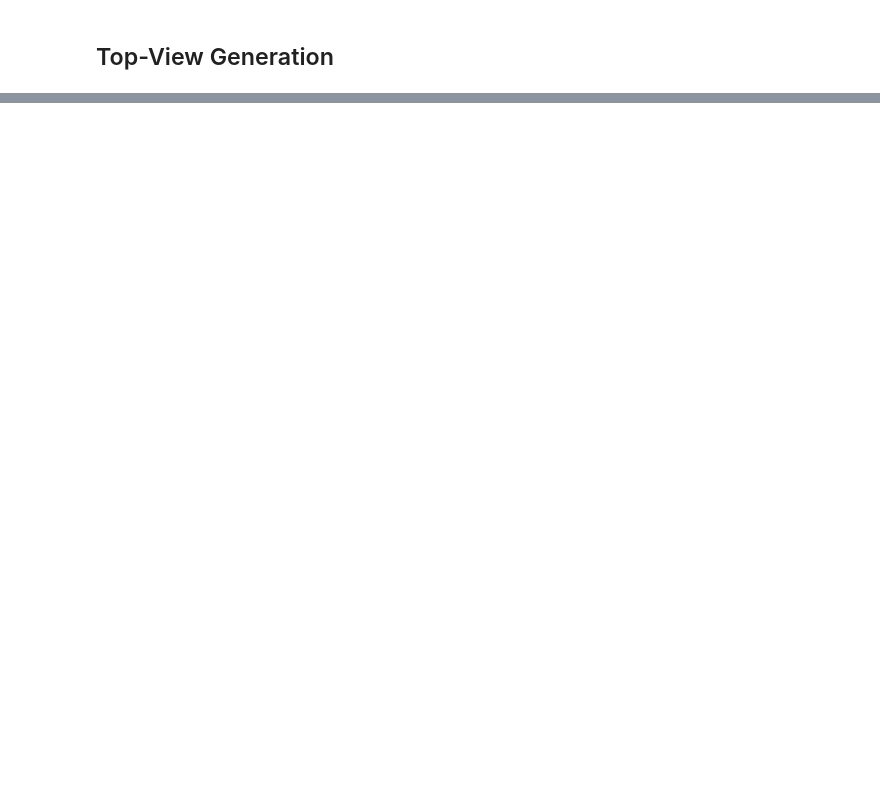
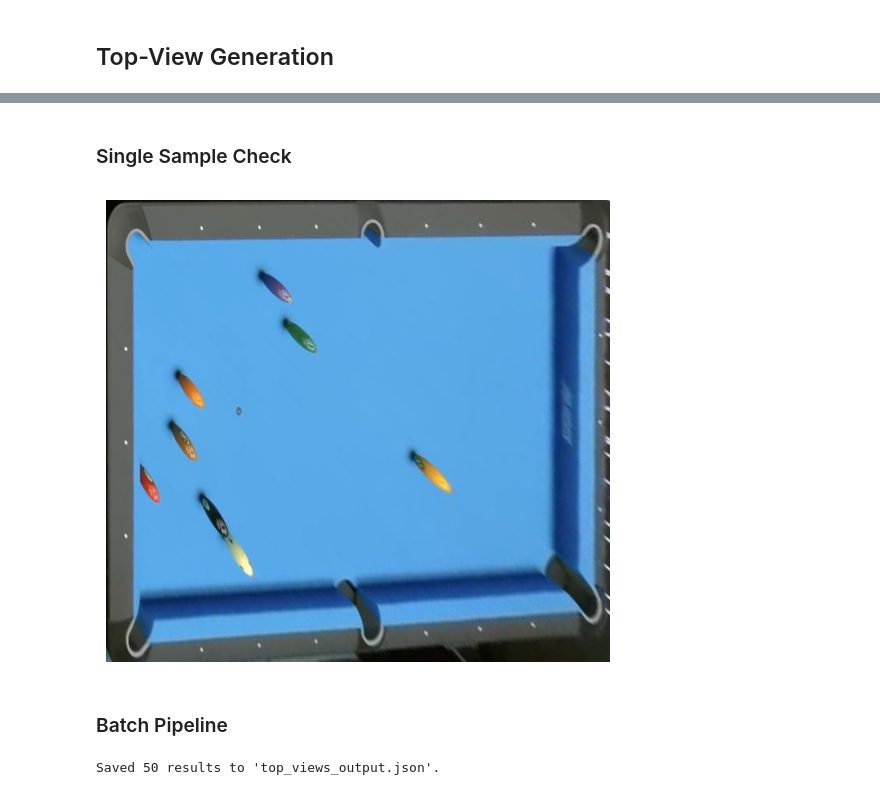
Before and after one commit to RuiCruz16/VC, a Jupyter notebook: Project/task1.ipynb, the cells around one changed output, grey strips where cells are left out. Drawn from its saved outputs; the diff is of its cells as text; code cells hidden in the pictures; blank space fills up the shorter version.

Commit message:
Top-view done

```diff
--- a/Project/task1.ipynb
+++ b/Project/task1.ipynb
@@ -11,6 +11,7 @@ import matplotlib.pyplot as plt
 
 INPUT_FILE = 'example_json/input.json'
 OUTPUT_FILE = 'output.json'
+TOP_VIEW_OUTPUT = 'top_views_output.json'
 TOP_VIEW_DIR = 'top_views'
 
 os.makedirs(TOP_VIEW_DIR, exist_ok=True)
@@ -22,6 +23,7 @@ try:
     image_paths = input_data.get("image_path", [])
     print(f"Successfully loaded {len(image_paths)} image paths from '{INPUT_FILE}'.")
 
+    """
     # Load and display the first image to verify everything is working
     if len(image_paths) > 0:
         first_image_path = 'development_set/22f_png.rf.5f4dedb3e61ea2ced7d183a74035d313.jpg'
@@ -38,6 +40,7 @@ try:
             plt.show()
         else:
             print(f"ERROR: Could not read the image at '{first_image_path}'.")
+    """
 
 except FileNotFoundError:
     print(f"ERROR: The file '{INPUT_FILE}' was not found.")
@@ -587,0 +773,58 @@ Ordered points [TL, TR, BR, BL]:
+# %% [markdown]
+### Single Sample Check
+# %%
+image_path = 'development_set/154_png.rf.9667f3add0f6a1d344745423a5d13882.jpg'
+img = cv2.imread(image_path)
+
+border_top_view = get_top_view_image(img, debug=False)
+
+if border_top_view is not None:
+    plt.figure(figsize=(10, 6))
+    plt.imshow(border_top_view)
+    plt.axis('off')
+    plt.show()
+# %% [output]
+[figure, added]
+# %% [markdown]
+### Batch Pipeline
+# %%
+results = []
+
+for image_path in image_paths:
+    img = cv2.imread(image_path)
+
+    if img is None:
+        results.append({
+            "image_path": image_path,
+            "top_view_path": None,
+            "status": "read_error"
+        })
+        continue
+
+    border_top_view = get_top_view_image(img, debug=False)
+
+    if border_top_view is None:
+        results.append({
+            "image_path": image_path,
+            "top_view_path": None,
+            "status": "processing_error"
+        })
+        continue
+
+    original_name = os.path.basename(image_path)
+    out_path = os.path.join(TOP_VIEW_DIR, original_name)
+
+    cv2.imwrite(out_path, cv2.cvtColor(border_top_view, cv2.COLOR_RGB2BGR))
+
+    results.append({
+        "image_path": image_path,
+        "top_view_path": out_path,
+        "status": "ok"
+    })
+
+with open(TOP_VIEW_OUTPUT, "w") as f:
+    json.dump(results, f, indent=2)
+
+print(f"Saved {len(results)} results to '{TOP_VIEW_OUTPUT}'.")
+# %% [output]
+Saved 50 results to 'top_views_output.json'.
```
Also changed, not shown: parts of 2 cells of this notebook, 51 other files.
